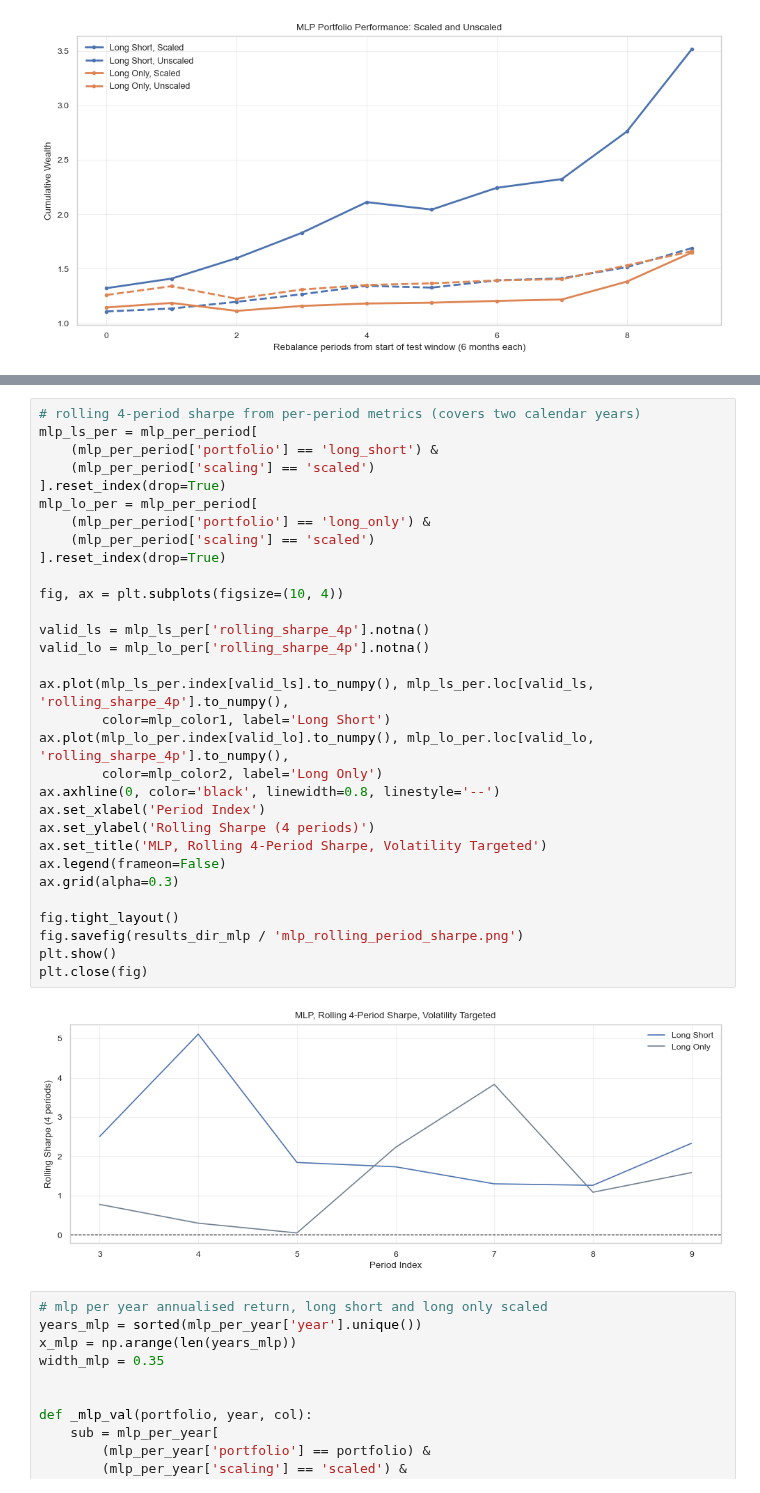
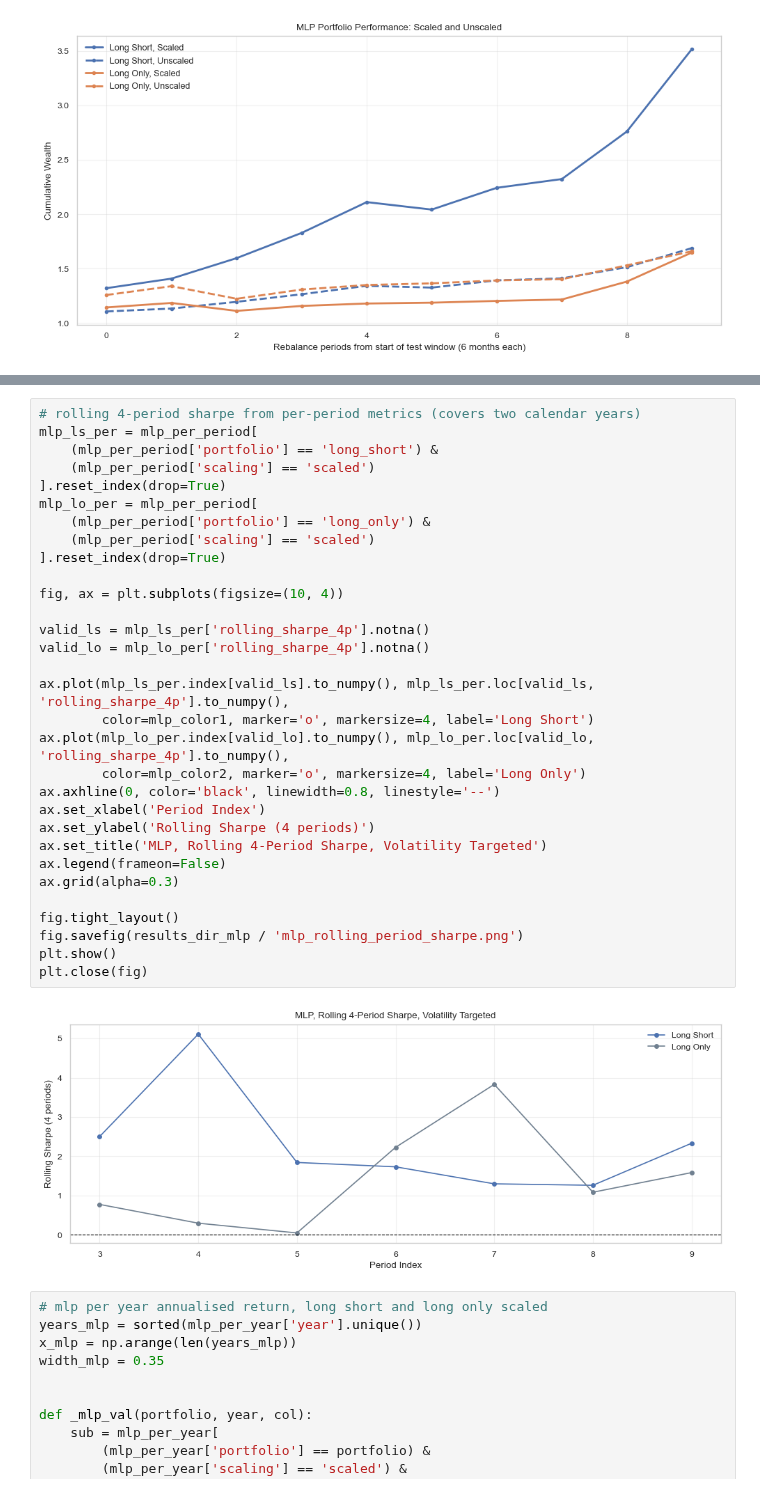
Before and after one commit to Hemasrikar/portfolio-transformers, a Jupyter notebook: notebooks/summary_plots.ipynb, the cells around one changed output, grey strips where cells are left out. Drawn from its saved outputs; the diff is of its cells as text.

```diff
--- a/notebooks/summary_plots.ipynb
+++ b/notebooks/summary_plots.ipynb
@@ -835,36 +835,36 @@ plt.close(fig)
 # %%
 # rolling 4-period sharpe from per-period metrics (covers two calendar years)
 mlp_ls_per = mlp_per_period[
     (mlp_per_period['portfolio'] == 'long_short') &
     (mlp_per_period['scaling'] == 'scaled')
 ].reset_index(drop=True)
 mlp_lo_per = mlp_per_period[
     (mlp_per_period['portfolio'] == 'long_only') &
     (mlp_per_period['scaling'] == 'scaled')
 ].reset_index(drop=True)
 
 fig, ax = plt.subplots(figsize=(10, 4))
 
 valid_ls = mlp_ls_per['rolling_sharpe_4p'].notna()
 valid_lo = mlp_lo_per['rolling_sharpe_4p'].notna()
 
 ax.plot(mlp_ls_per.index[valid_ls].to_numpy(), mlp_ls_per.loc[valid_ls, 'rolling_sharpe_4p'].to_numpy(),
-        color=mlp_color1, label='Long Short')
+        color=mlp_color1, marker='o', markersize=4, label='Long Short')
 ax.plot(mlp_lo_per.index[valid_lo].to_numpy(), mlp_lo_per.loc[valid_lo, 'rolling_sharpe_4p'].to_numpy(),
-        color=mlp_color2, label='Long Only')
+        color=mlp_color2, marker='o', markersize=4, label='Long Only')
 ax.axhline(0, color='black', linewidth=0.8, linestyle='--')
 ax.set_xlabel('Period Index')
 ax.set_ylabel('Rolling Sharpe (4 periods)')
 ax.set_title('MLP, Rolling 4-Period Sharpe, Volatility Targeted')
 ax.legend(frameon=False)
 ax.grid(alpha=0.3)
 
 fig.tight_layout()
 fig.savefig(results_dir_mlp / 'mlp_rolling_period_sharpe.png')
 plt.show()
 plt.close(fig)
 # %% [output]
-[figure, old version]
+[figure, new version]
 # %%
 # mlp per year annualised return, long short and long only scaled
 years_mlp = sorted(mlp_per_year['year'].unique())
```
Also changed, not shown: parts of 5 cells of this notebook, 9 other files.
